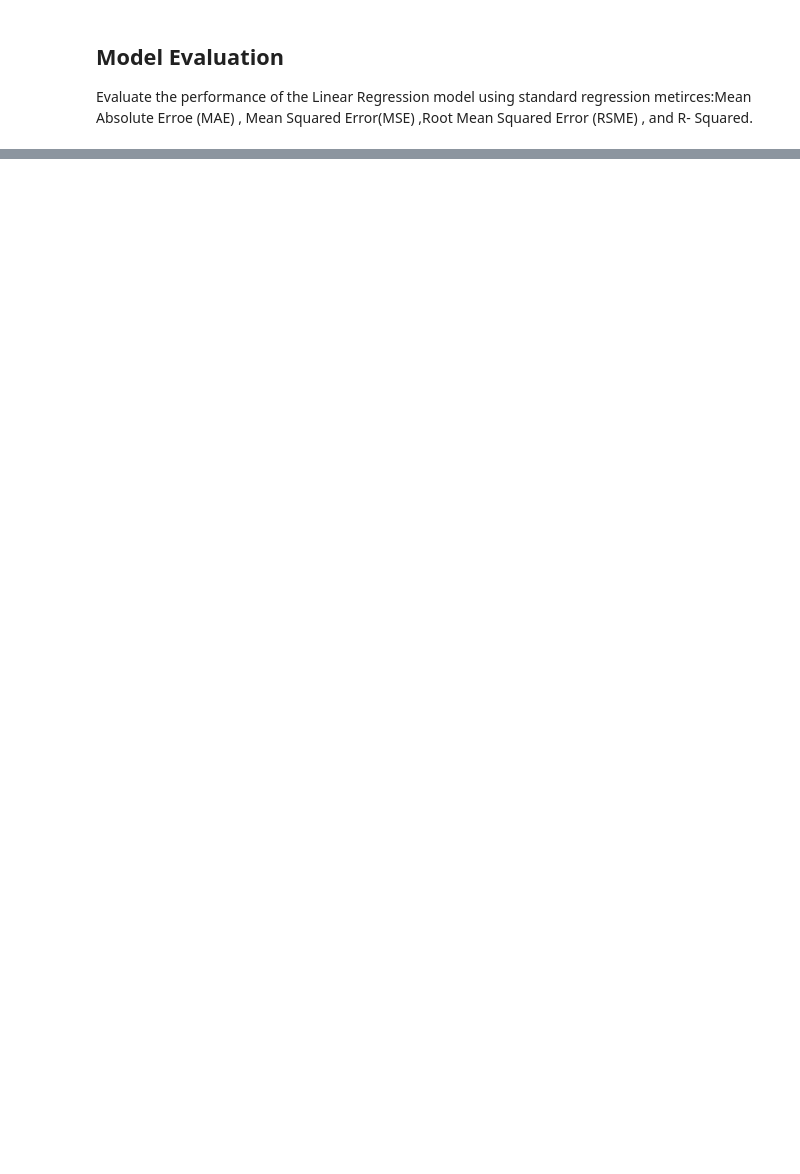
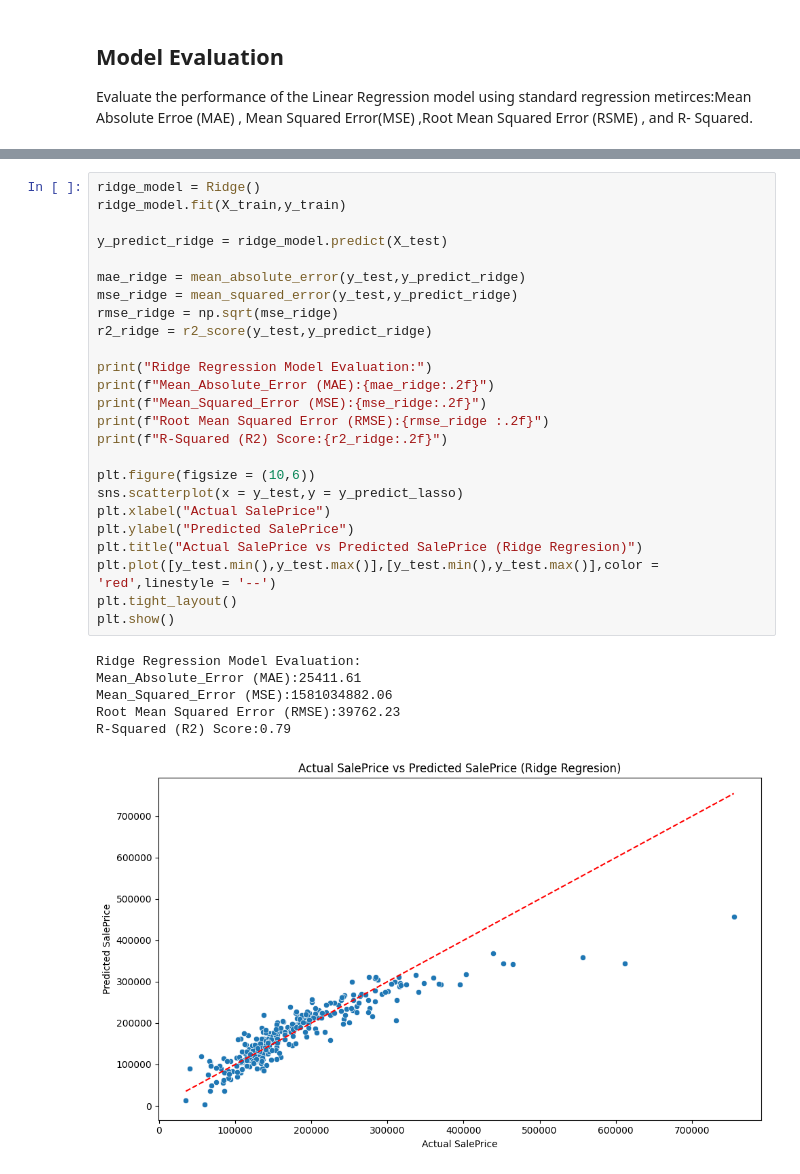
Before and after one commit to shaiksuhail-824/house-price-predition-linear-ridge-lasso, a Jupyter notebook: House_Price_Prediction_Linear_Ridge_Lasso.ipynb, the cells around one changed output, grey strips where cells are left out. Saved outputs shown, nothing was run; the diff lists cells and outputs as text; blank space fills up the shorter version.

Commit message:
Perform the Ridge , Lasso Regression and compare Models

```diff
--- a/House_Price_Prediction_Linear_Ridge_Lasso.ipynb
+++ b/House_Price_Prediction_Linear_Ridge_Lasso.ipynb
@@ -279,0 +305,32 @@ r2_score: 0.80
+# %%
+ridge_model = Ridge()
+ridge_model.fit(X_train,y_train)
+
+y_predict_ridge = ridge_model.predict(X_test)
+
+mae_ridge = mean_absolute_error(y_test,y_predict_ridge)
+mse_ridge = mean_squared_error(y_test,y_predict_ridge)
+rmse_ridge = np.sqrt(mse_ridge)
+r2_ridge = r2_score(y_test,y_predict_ridge)
+
+print("Ridge Regression Model Evaluation:")
+print(f"Mean_Absolute_Error (MAE):{mae_ridge:.2f}")
+print(f"Mean_Squared_Error (MSE):{mse_ridge:.2f}")
+print(f"Root Mean Squared Error (RMSE):{rmse_ridge :.2f}")
+print(f"R-Squared (R2) Score:{r2_ridge:.2f}")
+
+plt.figure(figsize = (10,6))
+sns.scatterplot(x = y_test,y = y_predict_lasso)
+plt.xlabel("Actual SalePrice")
+plt.ylabel("Predicted SalePrice")
+plt.title("Actual SalePrice vs Predicted SalePrice (Ridge Regresion)")
+plt.plot([y_test.min(),y_test.max()],[y_test.min(),y_test.max()],color = 'red',linestyle = '--')
+plt.tight_layout()
+plt.show()
+# %% [output]
+Ridge Regression Model Evaluation:
+Mean_Absolute_Error (MAE):25411.61
+Mean_Squared_Error (MSE):1581034882.06
+Root Mean Squared Error (RMSE):39762.23
+R-Squared (R2) Score:0.79
+[figure, added]
```
Also changed, not shown: parts of 10 cells of this notebook.
